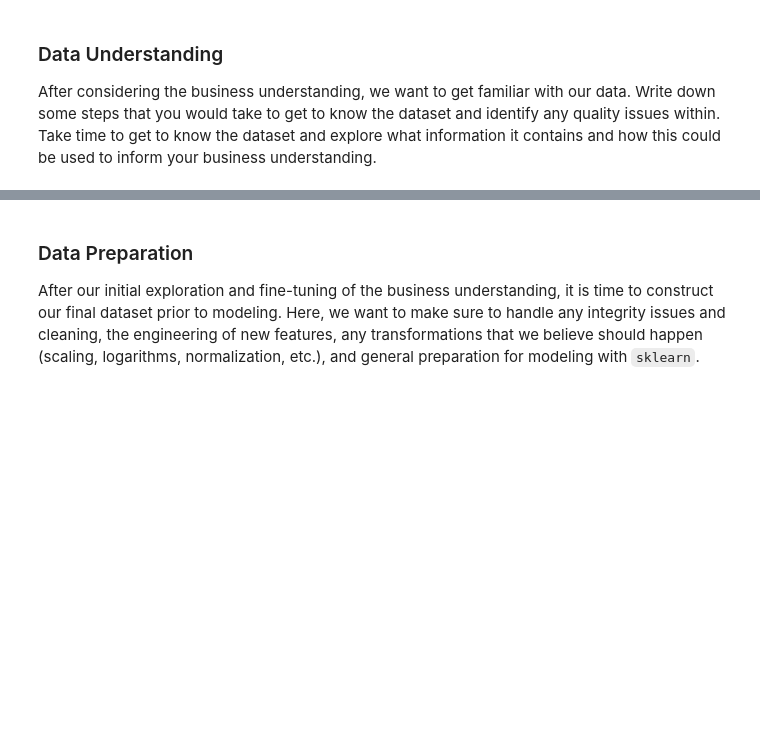
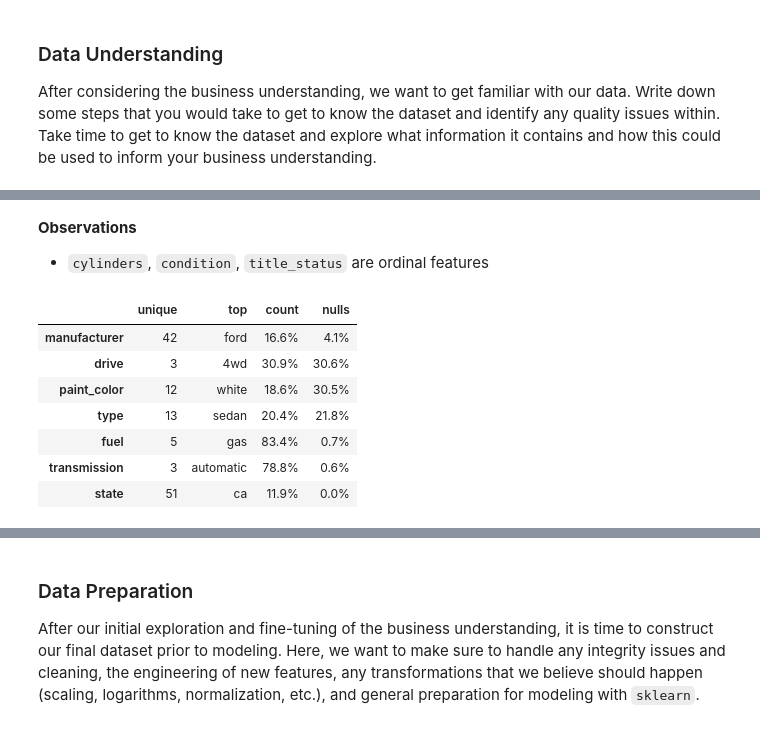
Before and after one commit to pasmith/ucb-mlai-mod-11, a Jupyter notebook: prompt_II.ipynb, the cells around one changed output, grey strips where cells are left out. Saved outputs shown, nothing was run; the diff lists cells and outputs as text; code cells hidden in the pictures; blank space fills up the shorter version.

```diff
--- a/prompt_II.ipynb
+++ b/prompt_II.ipynb
@@ -82,0 +209,15 @@ After considering the business understanding, we want to get familiar with our d
+# %% [markdown]
+**Observations**
+- `cylinders`, `condition`, `title_status` are ordinal features
+# %%
+cars[['cylinders_ordered', 'condition_ordered', 'title_status_ordered']] = OrdinalEncoder(dtype=float).fit_transform(cars[['cylinders', 'condition', 'title_status']])
+eval_categories(cars[cars.columns.drop(['cylinders', 'condition', 'title_status'])]).sort_values('nulls', ascending=False)
+# %% [output]
+|  | unique | top | count | nulls |
+| manufacturer | 42 | ford | 16.6% | 4.1% |
+| drive | 3 | 4wd | 30.9% | 30.6% |
+| paint_color | 12 | white | 18.6% | 30.5% |
+| type | 13 | sedan | 20.4% | 21.8% |
+| fuel | 5 | gas | 83.4% | 0.7% |
+| transmission | 3 | automatic | 78.8% | 0.6% |
+| state | 51 | ca | 11.9% | 0.0% |
```
Also changed, not shown: parts of 14 cells of this notebook.
